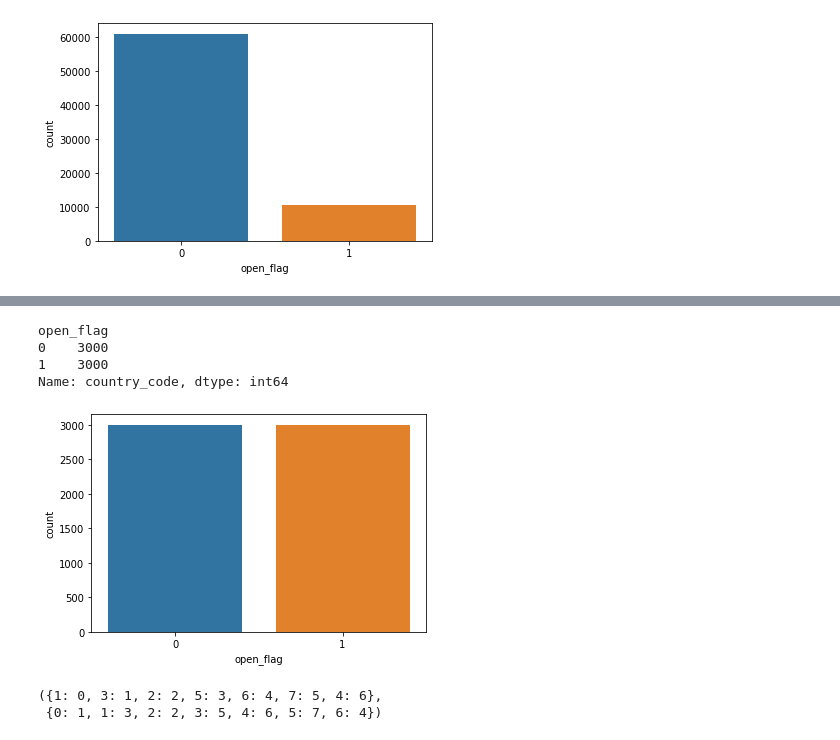
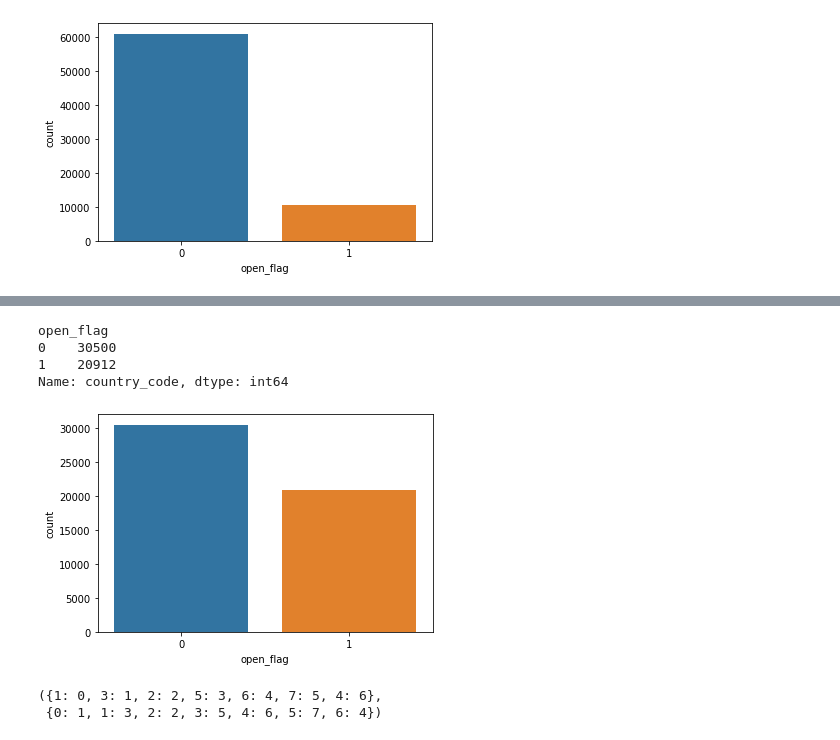
Before and after one commit to TanHaus/Shopee-CodeLeague-2020, a Jupyter notebook: marketing_analytics/training.ipynb, the cells around one changed output, grey strips where cells are left out. Cells and saved outputs as stored; diff of their text form; code cells hidden in the pictures.

```diff
--- a/marketing_analytics/training.ipynb
+++ b/marketing_analytics/training.ipynb
@@ -71,12 +46,20 @@ train_balanced
-# %%
-sns.countplot('open_flag', data=train_balanced)
-print(train_balanced.groupby('open_flag').count()['country_code'])
-# %% [output]
-open_flag
-0    3000
-1    3000
-Name: country_code, dtype: int64
-[figure, removed]
+# %%
+df0 = train[train['open_flag'] == 0]
+df0 = df0.sample(30500, random_state=0)
+
+df1 = train[train['open_flag'] == 1]
+df1 = df1.append(df1, ignore_index=True)
+
+train_resampled = pd.concat((df0, df1), ignore_index=True)
+
+sns.countplot('open_flag', data=train_resampled)
+print(train_resampled.groupby('open_flag').count()['country_code'])
+# %% [output]
+open_flag
+0    30500
+1    20912
+Name: country_code, dtype: int64
+[figure, added]
 # %%
 def target_encoder(df, feature, label):
     ranking = df.groupby(feature).apply(lambda x: x[label].sum() / x[label].count())
```
Also changed, not shown: parts of 16 cells of this notebook, 2 other files.
